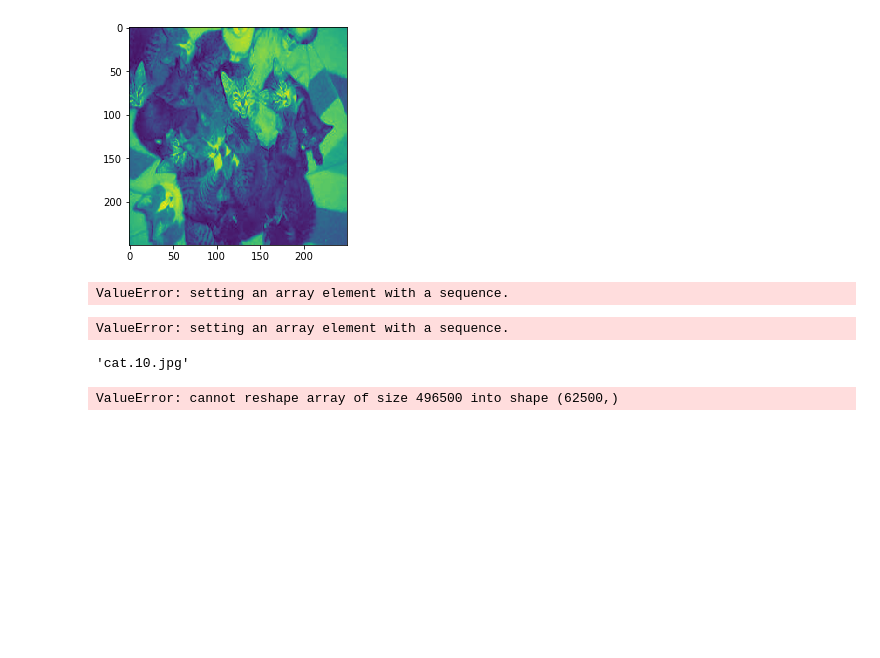
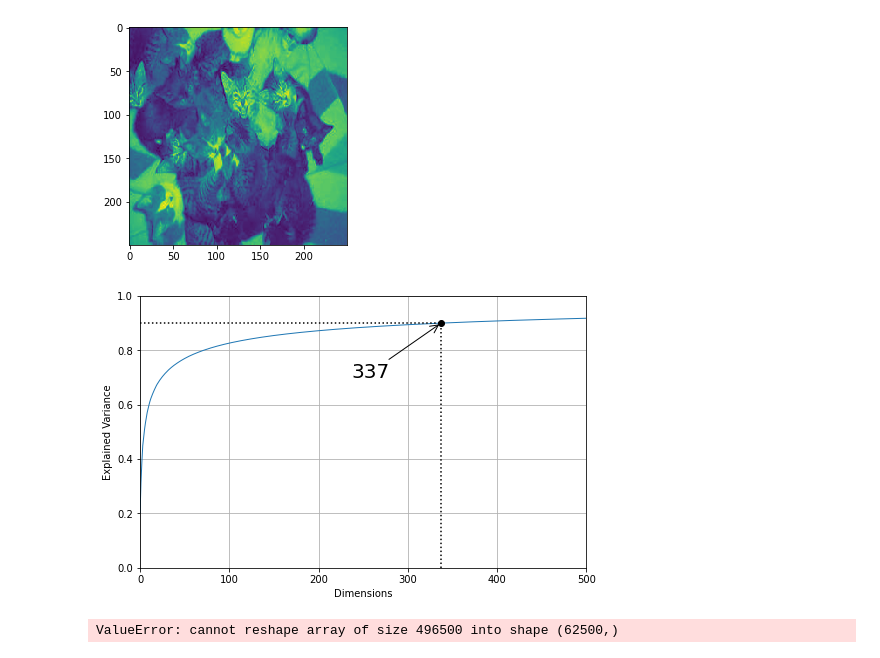
Before and after one commit to noamya-sh/Final-project-SemesterB, a Jupyter notebook: Dogs Vs Cats.ipynb, the cells around one changed output. Cells and saved outputs as stored; diff of their text form; code cells hidden in the pictures; blank space fills up the shorter version.

```diff
--- a/Dogs Vs Cats.ipynb
+++ b/Dogs Vs Cats.ipynb
@@ -63,0 +76,5 @@ df.head(10)
+# %%
+image=np.array(image)
+image_re = image.reshape(len(image),-1)
+# df['image'].reshape(25000,10000)
+image_re
@@ -84,11 +113,11 @@ plt.xticks(fontsize=16)
 [figure]
 # %%
 from sklearn.model_selection import train_test_split
-X=df['image']
+X=image_re
 y=df['category']
 
-# x_train, x_test, y_train, y_test = train_test_split(X,y,test_size=0.1)
-# x_test
-X = np.array(X).reshape(-1, 100,100,1)
-X
+
+x_train, x_test, y_train, y_test = train_test_split(X,y,test_size=0.1)
+
+x_train
 # %% [output]
@@ -125,12 +139,3 @@ from sklearn.preprocessing import StandardScaler
-# %%
-pipe_rf = Pipeline([
-    ('scaler', StandardScaler()),
-    ('rf', RandomForestClassifier(n_estimators = 25, max_depth = 12))
-])
-pipe_rf.fit(x_train, y_train)
-rfpred = pipe_rf.predict(x_test)
-# %% [output]
-ValueError: setting an array element with a sequence.
 # %%
 from sklearn.decomposition import PCA
 pca = PCA()
@@ -139,20 +144,32 @@ cumsum = np.cumsum(pca.explained_variance_ratio_)
 d = np.argmax(cumsum >= 0.95) + 1
 plt.figure(figsize=(8,5))
 plt.plot(cumsum, linewidth=1)
-plt.axis([0, 300, 0, 1])
+plt.axis([0, d+100, 0, 1])
 plt.xlabel("Dimensions")
 plt.ylabel("Explained Variance")
 plt.plot([d, d], [0, 0.95], "k:")
 plt.plot([0, d], [0.95, 0.95], "k:")
 plt.plot(d, 0.95, "ko")
-plt.annotate(d, xy=(187, 0.85), xytext=(150, 0.7),
+plt.annotate(d, xy=(d, 0.93), xytext=(150, 0.7),
              arrowprops=dict(arrowstyle="->"), fontsize=20)
 plt.grid(True)
 
 plt.show()
-# %% [output]
-ValueError: setting an array element with a sequence.
+# %%
+d2 = np.argmax(cumsum >= 0.90) + 1
 # %%
-df['filename'][2]
+plt.figure(figsize=(8,5))
+plt.plot(cumsum, linewidth=1)
+plt.axis([0, 500, 0, 1])
+plt.xlabel("Dimensions")
+plt.ylabel("Explained Variance")
+plt.plot([d2, d2], [0, 0.90], "k:")
+plt.plot([0, d2], [0.90, 0.90], "k:")
+plt.plot(d2, 0.90, "ko")
+plt.annotate(d2, xy=(d2, 0.90), xytext=(d2-100, 0.7),
+             arrowprops=dict(arrowstyle="->"), fontsize=20)
+plt.grid(True)
+
+plt.show()
 # %% [output]
-'cat.10.jpg'
+[figure, added]
```
Also changed, not shown: parts of 19 cells of this notebook.
